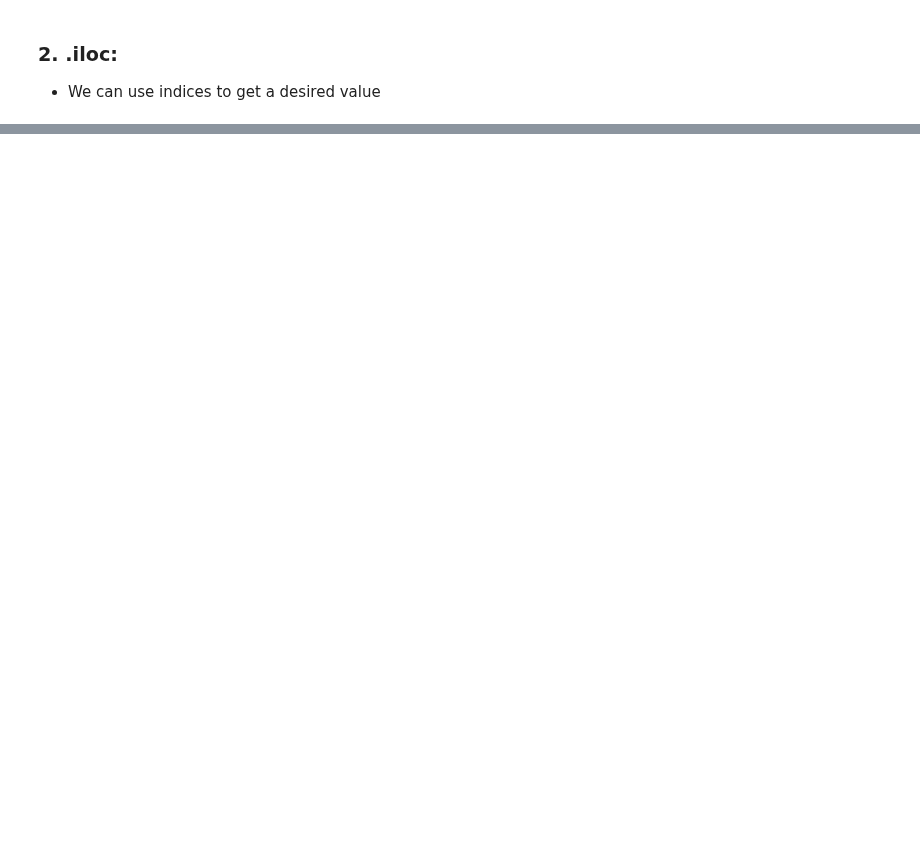
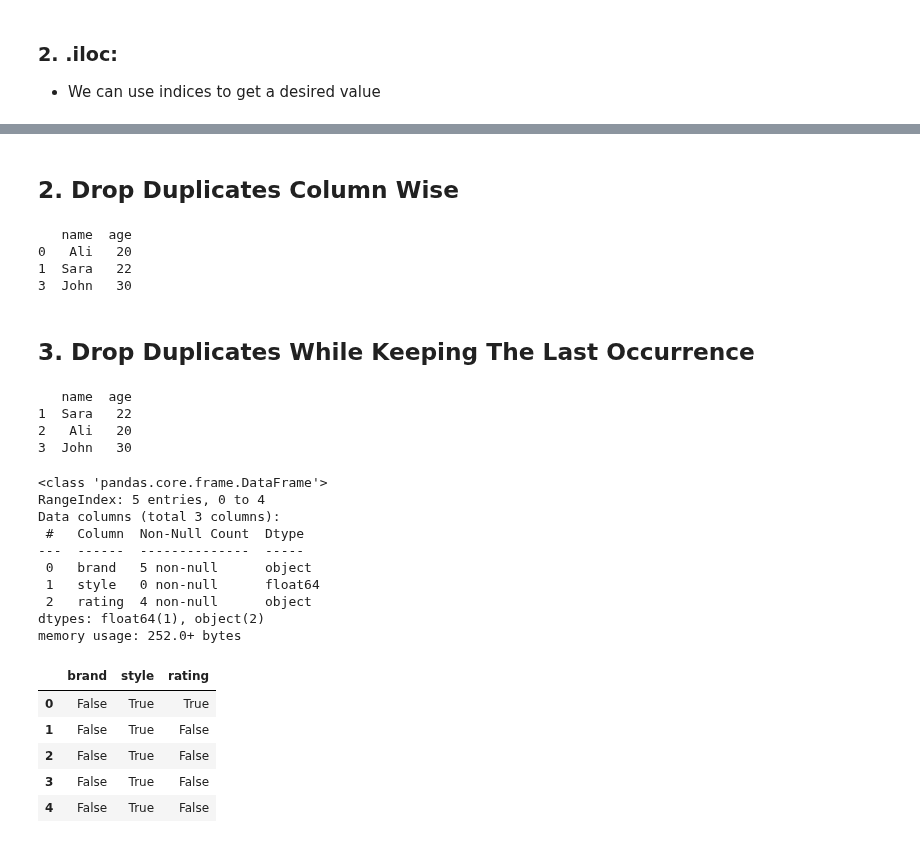
Before and after one commit to sidraanl-08/completedatascience, a Jupyter notebook: pandas/pandas.ipynb, the cells around one changed output, grey strips where cells are left out. Cells and saved outputs as stored; diff of their text form; code cells hidden in the pictures; blank space fills up the shorter version.

Commit message:
updated pandas

```diff
--- a/pandas/pandas.ipynb
+++ b/pandas/pandas.ipynb
@@ -499,0 +593,14 @@ newdf.iloc[[0,5], [1,2]]
+# %%
+import pandas as pd
+
+df = pd.DataFrame({
+    "name": ["Ali", "Sara", "Ali", "John"],
+    "age": [20, 22, 20, 30]
+})
+
+print("original:")
+print(df)
+
+
+print("new:")
+print(df.drop_duplicates())
@@ -499,0 +619,51 @@ newdf.iloc[[0,5], [1,2]]
+# %% [markdown]
+## 2. Drop Duplicates Column Wise
+# %%
+newdf = df.drop_duplicates(subset=["name"])
+print(newdf)
+# %% [output]
+   name  age
+0   Ali   20
+1  Sara   22
+3  John   30
+# %% [markdown]
+## 3. Drop Duplicates While Keeping The Last Occurrence
+# %%
+newdf1 = df.drop_duplicates(keep="last")
+print(newdf1)
+# %% [output]
+   name  age
+1  Sara   22
+2   Ali   20
+3  John   30
+# %%
+df2 = df = pd.DataFrame({
+    'brand': ['Yum Yum', 'Yum Yum', 'Indomie', 'Indomie', 'Indomie'],
+    'style': [np.nan, np.nan, np.nan, np.nan, np.nan],
+    'rating': [pd.NaT, 4, 3.5, 15, 5]
+})
+
+df.head()
+df.dropna()
+df.drop_duplicates(subset=["brand"])
+df.info()
+df['rating'].value_counts(dropna=True)
+df.notnull()
+df.isnull()
+# %% [output]
+<class 'pandas.core.frame.DataFrame'>
+RangeIndex: 5 entries, 0 to 4
+Data columns (total 3 columns):
+ #   Column  Non-Null Count  Dtype
+---  ------  --------------  -----
+ 0   brand   5 non-null      object
+ 1   style   0 non-null      float64
+ 2   rating  4 non-null      object
+dtypes: float64(1), object(2)
+memory usage: 252.0+ bytes
+|  | brand | style | rating |
+| 0 | False | True | True |
+| 1 | False | True | False |
+| 2 | False | True | False |
+| 3 | False | True | False |
+| 4 | False | True | False |
```
Also changed, not shown: parts of 35 cells of this notebook.
